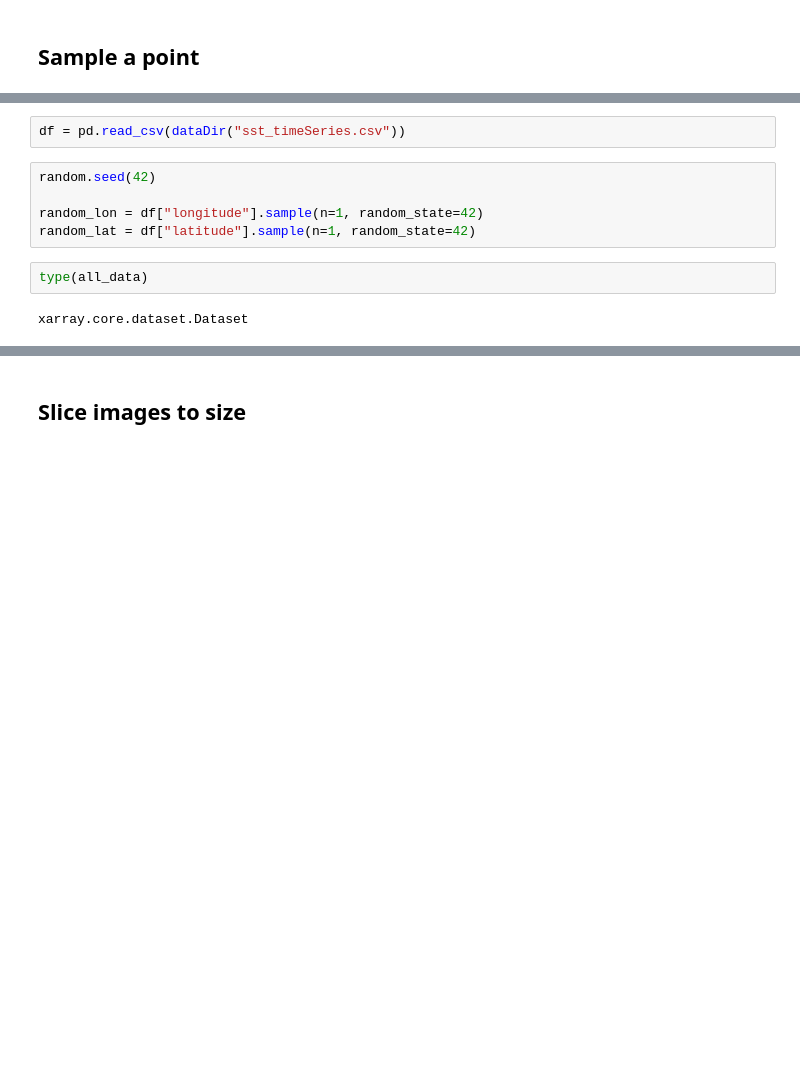
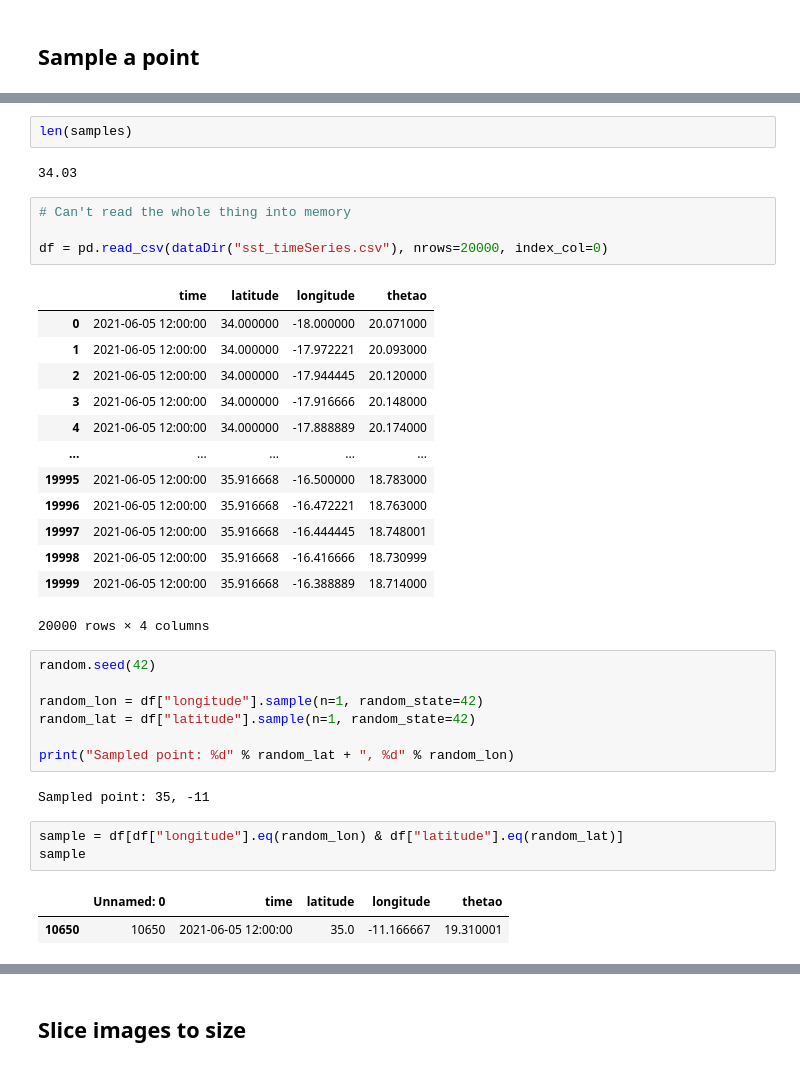
Before and after one commit to ghostpress/rainfall-pde-ml, a Jupyter notebook: DataProcessingCode.ipynb, the cells around one changed output, grey strips where cells are left out. Cells and saved outputs as stored; diff of their text form; blank space fills up the shorter version.

Commit message:
Tried different ways to convering data to single timeseries

```diff
--- a/DataProcessingCode.ipynb
+++ b/DataProcessingCode.ipynb
@@ -247,14 +266,40 @@ df.to_csv(dataDir("sst_timeSeries.csv"))
+# %%
+len(samples)
+# %% [output]
+34.03
 # %%
-df = pd.read_csv(dataDir("sst_timeSeries.csv"))
+# Can't read the whole thing into memory
+
+df = pd.read_csv(dataDir("sst_timeSeries.csv"), nrows=20000, index_col=0)
+# %% [output]
+|  | time | latitude | longitude | thetao |
+| 0 | 2021-06-05 12:00:00 | 34.000000 | -18.000000 | 20.071000 |
+| 1 | 2021-06-05 12:00:00 | 34.000000 | -17.972221 | 20.093000 |
+| 2 | 2021-06-05 12:00:00 | 34.000000 | -17.944445 | 20.120000 |
+| 3 | 2021-06-05 12:00:00 | 34.000000 | -17.916666 | 20.148000 |
+| 4 | 2021-06-05 12:00:00 | 34.000000 | -17.888889 | 20.174000 |
+| ... | ... | ... | ... | ... |
+| 19995 | 2021-06-05 12:00:00 | 35.916668 | -16.500000 | 18.783000 |
+| 19996 | 2021-06-05 12:00:00 | 35.916668 | -16.472221 | 18.763000 |
+| 19997 | 2021-06-05 12:00:00 | 35.916668 | -16.444445 | 18.748001 |
+| 19998 | 2021-06-05 12:00:00 | 35.916668 | -16.416666 | 18.730999 |
+| 19999 | 2021-06-05 12:00:00 | 35.916668 | -16.388889 | 18.714000 |
+20000 rows × 4 columns
 # %%
 random.seed(42)
 
 random_lon = df["longitude"].sample(n=1, random_state=42)
 random_lat = df["latitude"].sample(n=1, random_state=42)
+
+print("Sampled point: %d" % random_lat + ", %d" % random_lon)
+# %% [output]
+Sampled point: 35, -11
 # %%
-type(all_data)
+sample = df[df["longitude"].eq(random_lon) & df["latitude"].eq(random_lat)]
+sample
 # %% [output]
-xarray.core.dataset.Dataset
+|  | Unnamed: 0 | time | latitude | longitude | thetao |
+| 10650 | 10650 | 2021-06-05 12:00:00 | 35.0 | -11.166667 | 19.310001 |
 # %%
 test_concat_dataset["thetao"]
 # %% [output]
```
Also changed, not shown: parts of 12 cells of this notebook, 1 other file.
